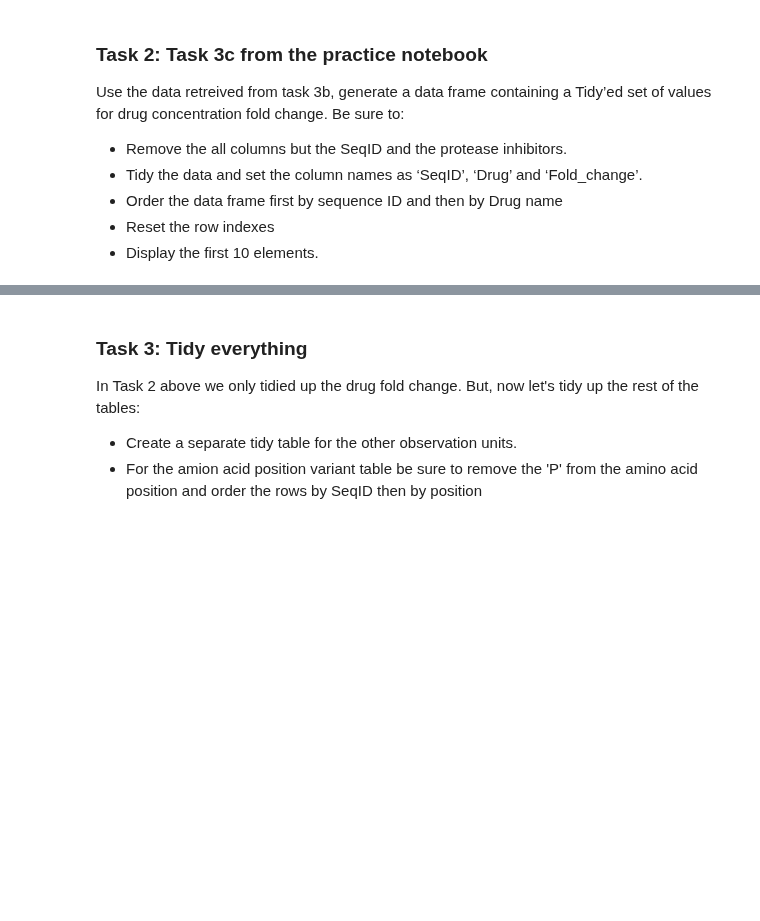
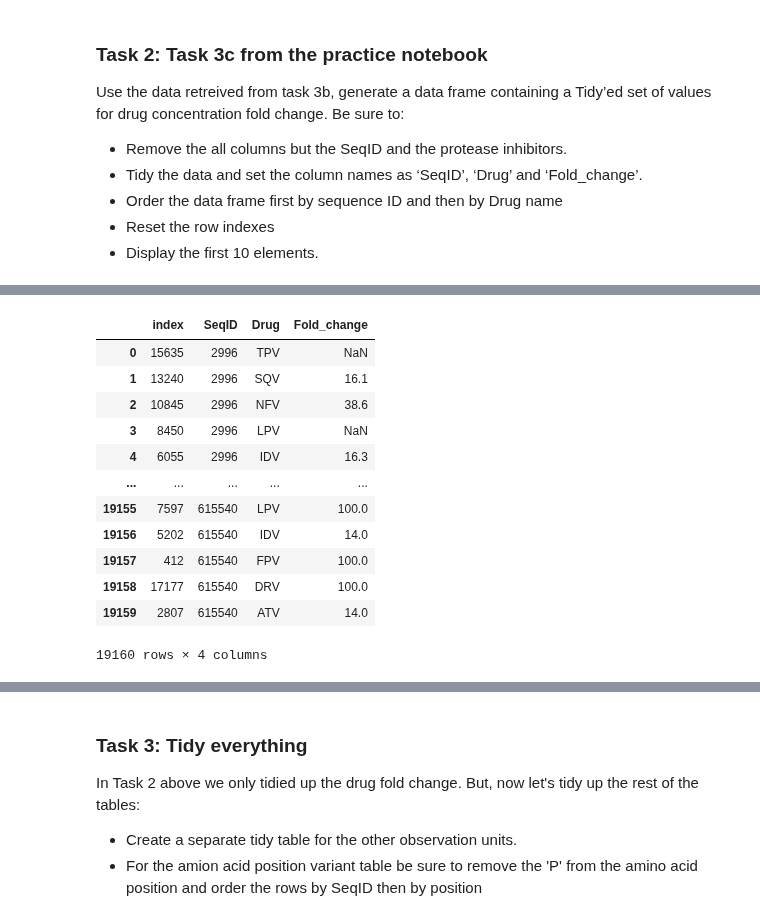
Before and after one commit to ninkuu/Data-Analytics-With-Python, a Jupyter notebook: Module2-Data_Analytics/D06-Tidy_Data.ipynb, the cells around one changed output, grey strips where cells are left out. Drawn from its saved outputs; the diff is of its cells as text; code cells hidden in the pictures; blank space fills up the shorter version.

```diff
--- a/Module2-Data_Analytics/D06-Tidy_Data.ipynb
+++ b/Module2-Data_Analytics/D06-Tidy_Data.ipynb
@@ -62,0 +136,16 @@ Use the data retreived from task 3b, generate a data frame containing a Tidy’e
+# %%
+ProtSeq.sort_values(['SeqID','Drug'],ascending=[True,False]).reset_index()
+# %% [output]
+|  | index | SeqID | Drug | Fold_change |
+| 0 | 15635 | 2996 | TPV | NaN |
+| 1 | 13240 | 2996 | SQV | 16.1 |
+| 2 | 10845 | 2996 | NFV | 38.6 |
+| 3 | 8450 | 2996 | LPV | NaN |
+| 4 | 6055 | 2996 | IDV | 16.3 |
+| ... | ... | ... | ... | ... |
+| 19155 | 7597 | 615540 | LPV | 100.0 |
+| 19156 | 5202 | 615540 | IDV | 14.0 |
+| 19157 | 412 | 615540 | FPV | 100.0 |
+| 19158 | 17177 | 615540 | DRV | 100.0 |
+| 19159 | 2807 | 615540 | ATV | 14.0 |
+19160 rows × 4 columns
```
Also changed, not shown: parts of 13 cells of this notebook, 1 other file.
